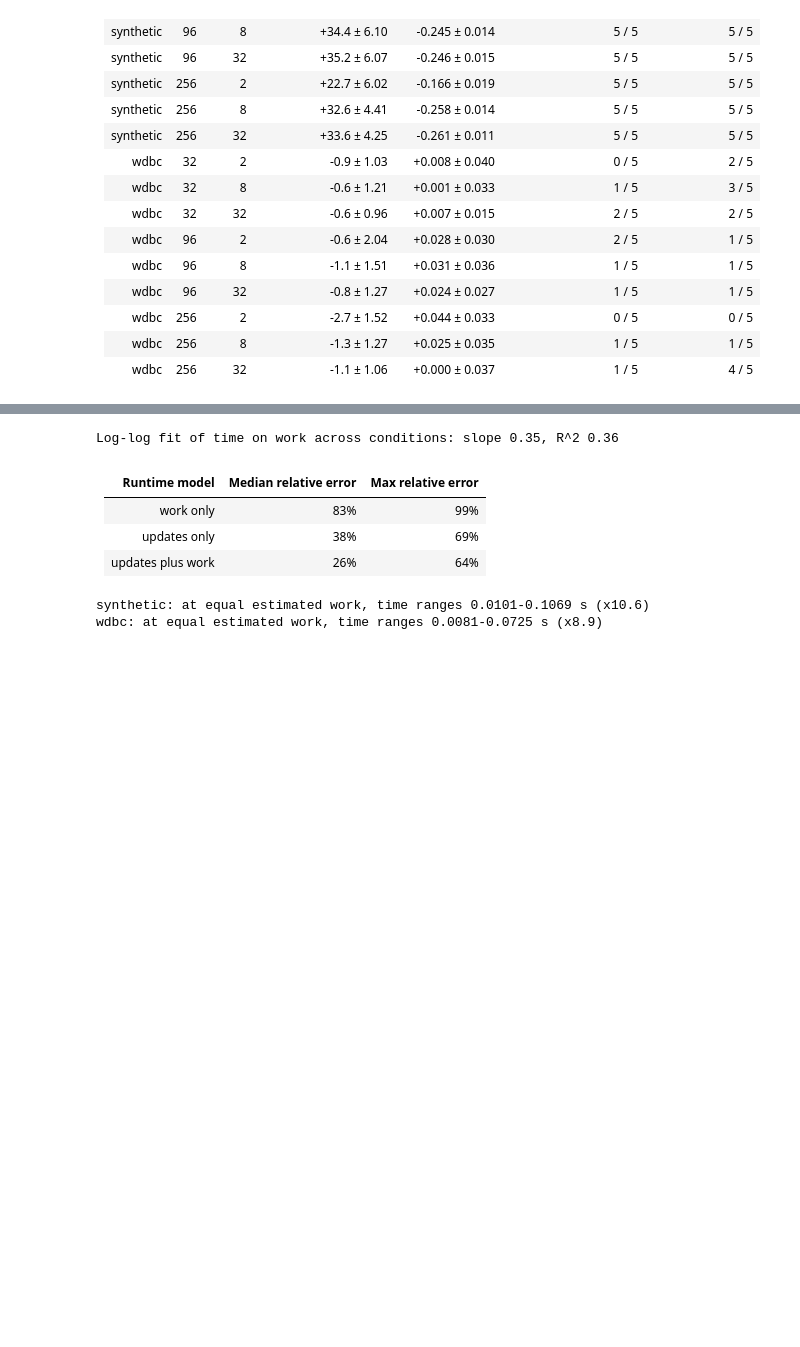
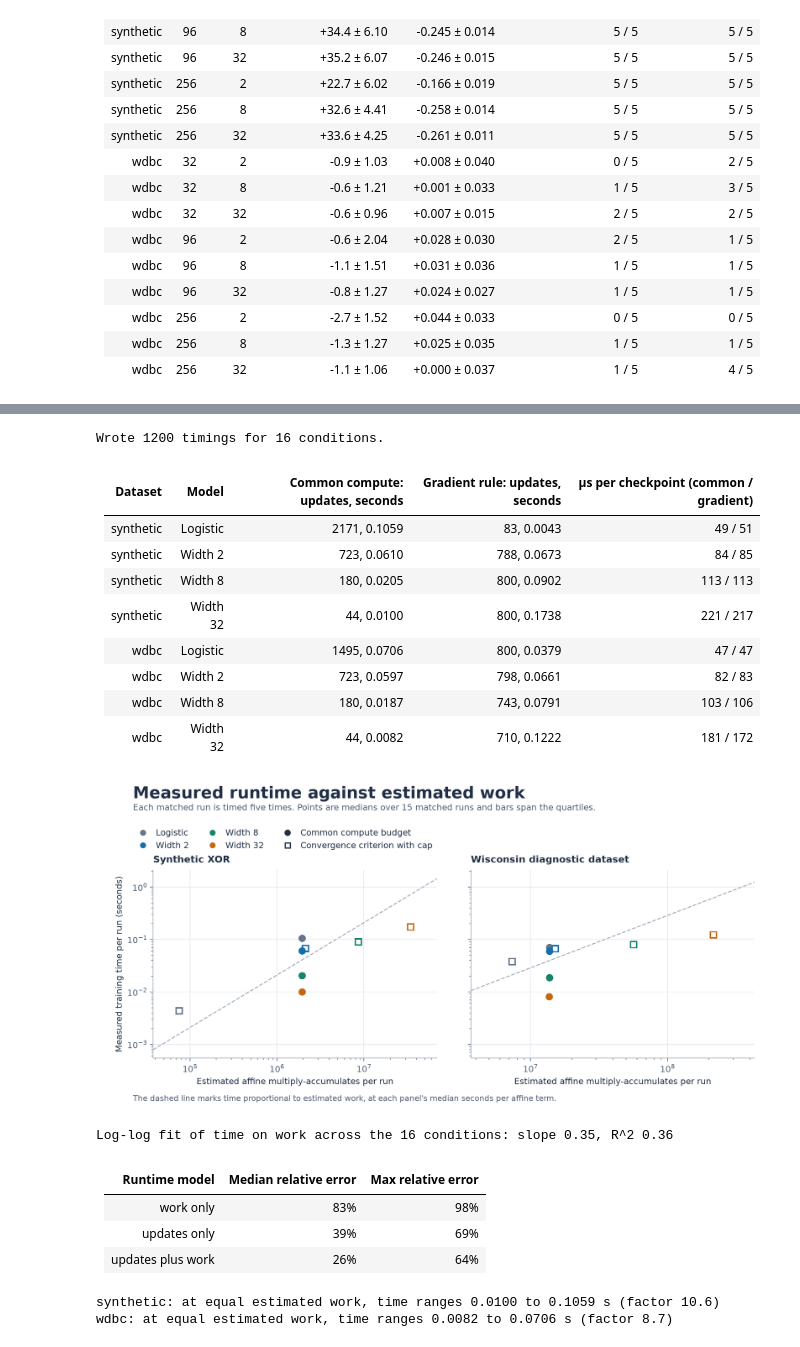
Before and after one commit to FriedelCraft/fds-topic-9-neural-network-generalization, a Jupyter notebook: notebooks/topic9_project.ipynb, the cells around one changed output, grey strips where cells are left out. Saved outputs shown, nothing was run; the diff lists cells and outputs as text; code cells hidden in the pictures; blank space fills up the shorter version.

```diff
--- a/notebooks/topic9_project.ipynb
+++ b/notebooks/topic9_project.ipynb
@@ -1945,20 +632,19 @@ for r in select(tuning, selected=1):
     chosen.setdefault((r["dataset"], r["train_size"]), []).append(r["decay"])
 table(["Dataset", "n", "Selected weight decay (all runs)"],
       [[d, n, ", ".join(f"{v:g}" for v in sorted(set(vals)))] for (d, n), vals in sorted(chosen.items())])
-# Where early stopping restored its checkpoint (update 0 is the initial model).
-display(Markdown("#### Early stopping on noisy XOR: restored checkpoint and accuracy change against the matched unregularized fit"))
+
 base = {(r["dataset"], r["train_size"], r["data_seed"], r["init_seed"]): r
         for r in reg if r["regularization"] == "none"}
 body = []
 for size in (32, 256):
-    es = [r for r in select(reg, dataset="synthetic", train_size=size, regularization="early_stopping")]
+    es = select(reg, dataset="synthetic", train_size=size, regularization="early_stopping")
     change = lambda r: 100 * (r["test_accuracy"] - base[(r["dataset"], r["train_size"], r["data_seed"], r["init_seed"])]["test_accuracy"])
     for label, group in (("restored update <= 9", [r for r in es if r["selected_step"] <= 9]),
                          ("restored update > 9", [r for r in es if r["selected_step"] > 9])):
         body.append([size, label, len(group),
                      f"{st.mean(r['selected_step'] for r in group):.0f}" if group else "-",
                      f"{st.mean(change(r) for r in group):+.1f} pp" if group else "-"])
-table(["n", "Group", "Runs", "Mean restored update", "Mean test-accuracy change"], body)
+table(["XOR, n", "Group", "Runs", "Mean restored update", "Mean test-accuracy change"], body)
 show_figures("regularization")
 # %% [output]
 | Dataset | n | No regularization | Weight decay | Early stopping |
@@ -2082,13 +750,25 @@ for dataset in experiments.DATASETS:
         row = [dataset, "Logistic" if width == 0 else f"Width {width}"]
         for rule in ("fixed", "convergence"):
             g = select(bud, dataset=dataset, width=width, budget=rule)
-            stops = {s: sum(r["stop_reason"] == s for r in g) for s in ("converged", "budget")}
             row.append(f"{mean(g,'steps'):.0f} updates, {100*mean(g,'test_accuracy'):.1f}% / {mean(g,'test_loss'):.3f}")
             if rule == "convergence":
-                row.append(f"{stops['converged']} / {len(g)}")
+                row.append(f"{sum(r['stop_reason'] == 'converged' for r in g)} / {len(g)}")
         body.append(row)
 table(["Dataset", "Model", "Common compute", "Gradient rule with cap", "Converged runs"], body)
 show_figures("budget")
+
+diag = select(runs, experiment="diagnostic")
+pairs = [("Optimization: 8 -> 800 updates", "optimization_short", "optimization_long"),
+         ("Optimization: 800 -> 3,000 updates", "optimization_long", "optimization_extended"),
+         ("Representation: linear -> width 32", "representation_linear", "representation_wide"),
+         ("Overfitting: terminal -> validation-selected", "overfit_unregularized", "overfit_early_stopping")]
+body = []
+for label, before, after in pairs:
+    a, b = select(diag, condition=before), select(diag, condition=after)
+    body.append([label] + [f"{mean(a,m):.3f} -> {mean(b,m):.3f}" for m in ("train_loss", "val_loss", "test_loss")]
+                + [f"{sum(r['stop_reason']=='converged' for r in b)} / {len(b)}"])
+table(["Change", "Train loss", "Validation loss", "Test loss", "Converged after change"], body)
+show_figures("diagnostic")
 # %% [output]
 | Dataset | Model | Common compute | Gradient rule with cap | Converged runs |
 |---|---|---|---|---|
@@ -2173,25 +796,49 @@ Wrote 1200 timings for 16 conditions.
 # %%
+print(quiet(benchmark.run, RESULTS, quick=QUICK))
+rt = load("runtime_summary.csv")
+by_key = {(r["dataset"], r["width"], r["budget"]): r for r in rt}
+body = []
+for dataset in experiments.DATASETS:
+    for width in experiments.WIDTHS:
+        a, b = by_key[(dataset, width, "fixed")], by_key[(dataset, width, "convergence")]
+        body.append([dataset, "Logistic" if width == 0 else f"Width {width}",
+                     f"{a['mean_updates']:.0f}, {a['median_seconds']:.4f}", f"{b['mean_updates']:.0f}, {b['median_seconds']:.4f}",
+                     f"{a['microseconds_per_checkpoint']:.0f} / {b['microseconds_per_checkpoint']:.0f}"])
+table(["Dataset", "Model", "Common compute: updates, seconds", "Gradient rule: updates, seconds",
+       "µs per checkpoint (common / gradient)"], body)
+show_figures("runtime")
+
 meta = json.load(open(RESULTS / "runtime.json", encoding="utf-8"))
 fits, models = meta["fits"], meta["cost_models"]
-print(f"Log-log fit of time on work across conditions: slope {fits['pooled']['slope']:.2f}, "
+print(f"Log-log fit of time on work across the 16 conditions: slope {fits['pooled']['slope']:.2f}, "
       f"R^2 {fits['pooled']['r_squared']:.2f}")
 table(["Runtime model", "Median relative error", "Max relative error"],
       [[name.replace("_", " "), f"{m['median_relative_error']:.0%}", f"{m['max_relative_error']:.0%}"]
        for name, m in models.items()])
-
-# Runtime per work, compared across models at (nearly) equal estimated work.
 fixed = [r for r in rt if r["budget"] == "fixed"]
 for dataset in experiments.DATASETS:
     times = {r["width"]: r["median_seconds"] for r in fixed if r["dataset"] == dataset}
-    print(f"{dataset}: at equal estimated work, time ranges {min(times.values()):.4f}-{max(times.values()):.4f} s "
-          f"(x{max(times.values())/min(times.values()):.1f})")
+    print(f"{dataset}: at equal estimated work, time ranges {min(times.values()):.4f} to {max(times.values()):.4f} s "
+          f"(factor {max(times.values())/min(times.values()):.1f})")
 # %% [output]
-Log-log fit of time on work across conditions: slope 0.35, R^2 0.36
+Wrote 1200 timings for 16 conditions.
-| Runtime model | Median relative error | Max relative error |
-|---|---|---|
-| work only | 83% | 99% |
-| updates only | 38% | 69% |
-| updates plus work | 26% | 64% |
+| Dataset | Model | Common compute: updates, seconds | Gradient rule: updates, seconds | µs per checkpoint (common / gradient) |
+|---|---|---|---|---|
+| synthetic | Logistic | 2171, 0.1059 | 83, 0.0043 | 49 / 51 |
+| synthetic | Width 2 | 723, 0.0610 | 788, 0.0673 | 84 / 85 |
+| synthetic | Width 8 | 180, 0.0205 | 800, 0.0902 | 113 / 113 |
+| synthetic | Width 32 | 44, 0.0100 | 800, 0.1738 | 221 / 217 |
+| wdbc | Logistic | 1495, 0.0706 | 800, 0.0379 | 47 / 47 |
+| wdbc | Width 2 | 723, 0.0597 | 798, 0.0661 | 82 / 83 |
+| wdbc | Width 8 | 180, 0.0187 | 743, 0.0791 | 103 / 106 |
+| wdbc | Width 32 | 44, 0.0082 | 710, 0.1222 | 181 / 172 |
+[figure, added]
-synthetic: at equal estimated work, time ranges 0.0101-0.1069 s (x10.6)
-wdbc: at equal estimated work, time ranges 0.0081-0.0725 s (x8.9)
+Log-log fit of time on work across the 16 conditions: slope 0.35, R^2 0.36
+| Runtime model | Median relative error | Max relative error |
+|---|---|---|
+| work only | 83% | 98% |
+| updates only | 39% | 69% |
+| updates plus work | 26% | 64% |
+synthetic: at equal estimated work, time ranges 0.0100 to 0.1059 s (factor 10.6)
+wdbc: at equal estimated work, time ranges 0.0082 to 0.0706 s (factor 8.7)
 # %% [markdown]
```
Also changed, not shown: parts of 55 cells of this notebook, 20 other files.
